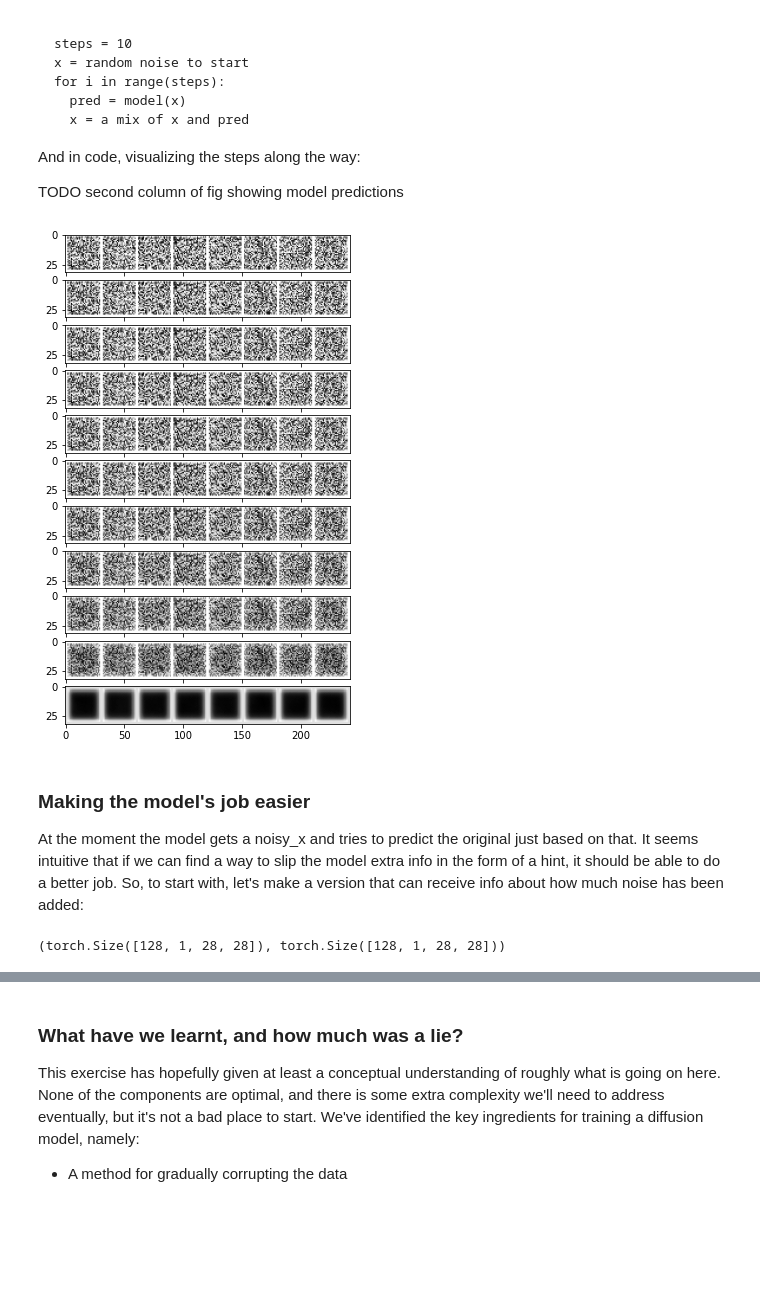
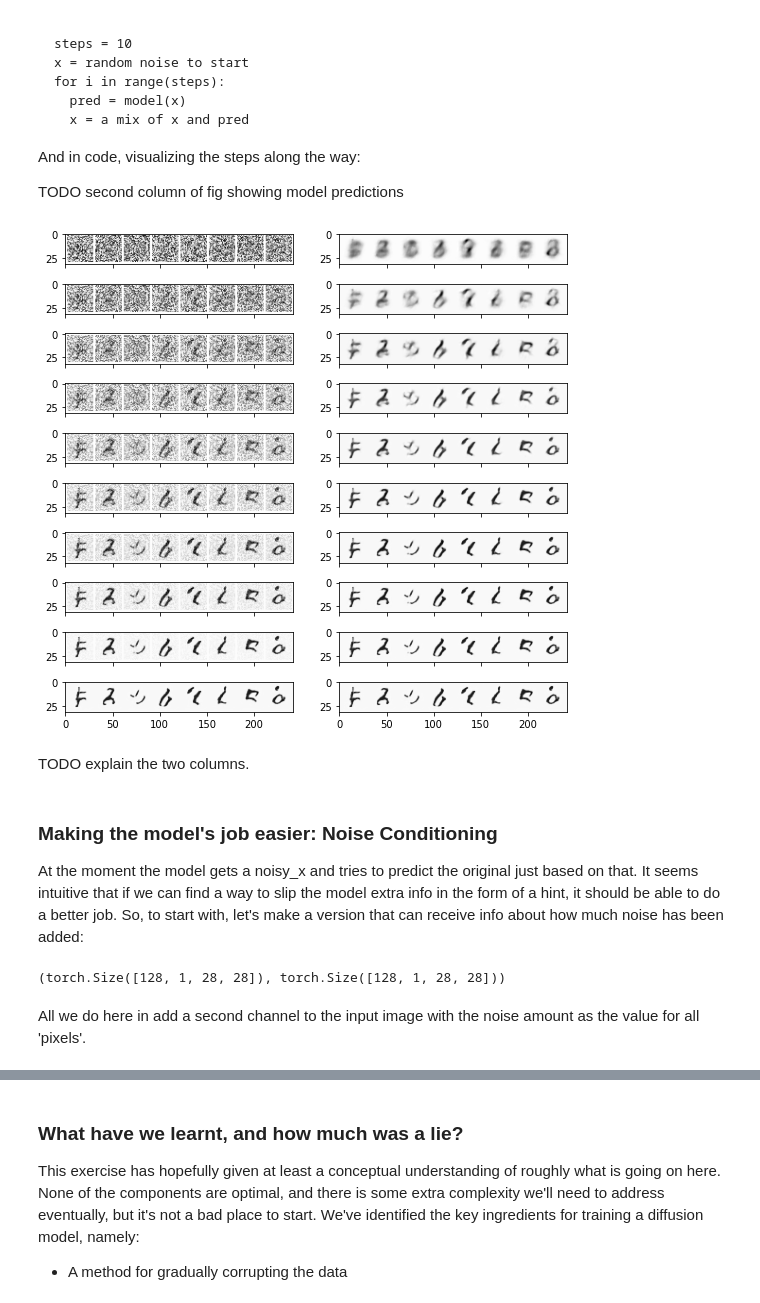
Before and after one commit to johnowhitaker/tglcourse, a Jupyter notebook: 12_DM1.ipynb, the cells around one changed output, grey strips where cells are left out. Drawn from its saved outputs; the diff is of its cells as text; code cells hidden in the pictures; blank space fills up the shorter version.

```diff
--- a/12_DM1.ipynb
+++ b/12_DM1.ipynb
@@ -164,7 +172,7 @@ Feel free to experiment with all of the parameters here - for this example I cho
 train_dataloader = DataLoader(mnist_dataset, batch_size=128, shuffle=True)
 
 # How many runs through the data should we do?
-n_epochs = 5
+n_epochs = 10
 
 # Create the network (try changing hidden_channels and n_layers)
 net = BasicConvNet(1, 1, hidden_channels=64)
@@ -179,6 +187,9 @@ opt = torch.optim.Adam(net.parameters(), lr=5e-4)
 
 # Keeping a record of the losses for later viewing
 losses = []
+
+# And a record of smoothed loss values after each epoch
+smoothed_losses_basic = []
 
 # The training loop
 for epoch in range(n_epochs):
@@ -204,10 +215,12 @@ for epoch in range(n_epochs):
         # Store the loss for later
         losses.append(loss.item())
 
-        break
+        # break
 
     # Print our the average of the last 100 loss values to get an idea of progress:
-    print('Average of the last 100 loss values:', sum(losses[-100:])/100)
+    avg_loss = sum(losses[-100:])/100
+    smoothed_losses_basic.append(avg_loss)
+    print('Average of the last 100 loss values:', avg_loss)
 
 # View the loss curve
 plt.plot(losses)
@@ -286,22 +309,28 @@ TODO second column of fig showing model predictions
 # %%
 # Take one: just break the process into 10 steps and take 1/10'th of a step each time:
 n_steps = 10
 x = torch.rand(8, 1, 28, 28).to(device) # Start from random
-history = [x.detach().cpu()]
+step_history = []
+pred_output_history = []
 
 for i in range(n_steps):
-  pred = net(x) # Predict the denoised x0
-  mix_factor = 1/(n_steps - i) # How much we move towards the prediction
-  x = x*(1-mix_factor) + pred*mix_factor # Move part of the way there # Should it be (pred-x) instead of pred?
-  history.append(x.detach().cpu())
+    with torch.no_grad(): # No need to track gradients during inference
+        pred = net(x) # Predict the denoised x0
+    pred_output_history.append(pred.detach().cpu()) # Store for plotting
+    mix_factor = 1/(n_steps - i) # How much we move towards the prediction
+    x = x*(1-mix_factor) + pred*mix_factor # Move part of the way there # Should it be (pred-x) instead of pred?
+    step_history.append(x.detach().cpu()) # Store for plotting
 
-fig, axs = plt.subplots(n_steps+1, 1, figsize=(9, 9), sharex=True)
-for i in range(n_steps+1):
-  axs[i].imshow(torchvision.utils.make_grid(history[i])[0], cmap='Greys')
+fig, axs = plt.subplots(n_steps, 2, figsize=(9, 9), sharex=True)
+for i in range(n_steps):
+    axs[i, 0].imshow(torchvision.utils.make_grid(step_history[i])[0], cmap='Greys'),
+    axs[i, 1].imshow(torchvision.utils.make_grid(pred_output_history[i])[0], cmap='Greys')
 # %% [output]
-[figure, old version]
+[figure, new version]
+# %% [markdown]
+TODO explain the two columns.
 # %% [markdown]
-### Making the model's job easier
+### Making the model's job easier: Noise Conditioning
 
 At the moment the model gets a noisy_x and tries to predict the original just based on that. It seems intuitive that if we can find a way to slip the model extra info in the form of a hint, it should be able to do a better job. So, to start with, let's make a version that can receive info about how much noise has been added:
 # %%
@@ -338,6 +380,8 @@ noise_amount = torch.rand([bs])
 x.shape, net(x, noise_amount).shape
 # %% [output]
 (torch.Size([128, 1, 28, 28]), torch.Size([128, 1, 28, 28]))
+# %% [markdown]
+All we do here in add a second channel to the input image with the noise amount as the value for all 'pixels'.
 # %%
 # Dataloader (you can mess with batch size)
 train_dataloader = DataLoader(mnist_dataset, batch_size=128, shuffle=True)
```
Also changed, not shown: parts of 26 cells of this notebook.
